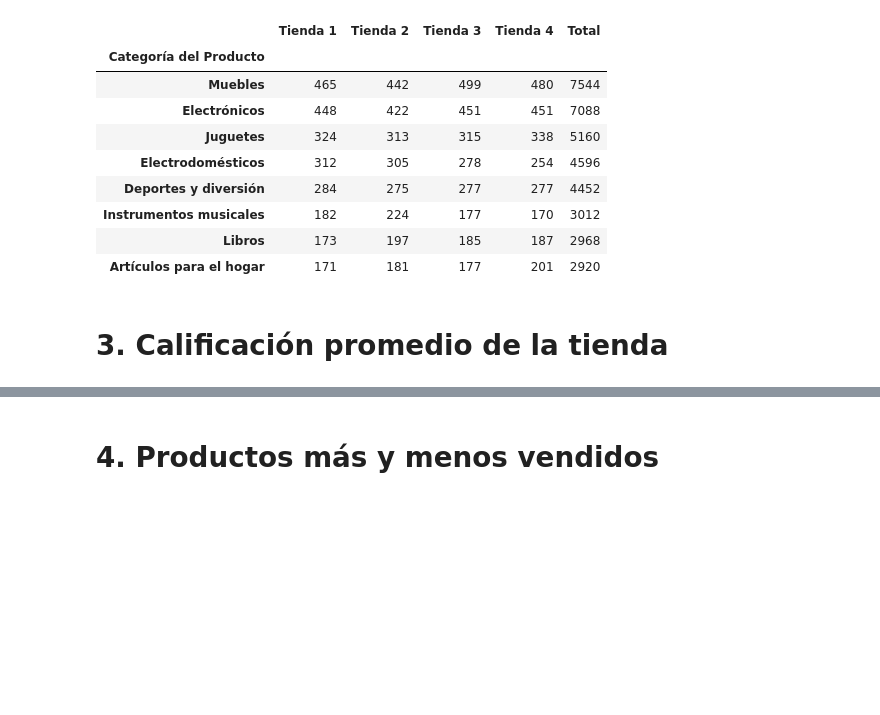
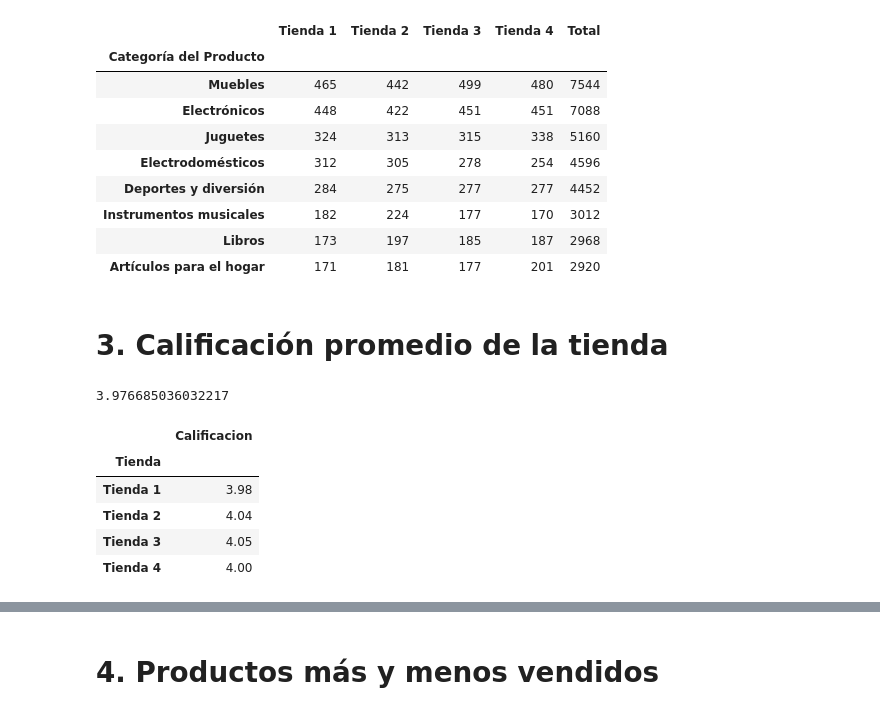
Before and after one commit to MCCoronel12/Challege_Alura, a Jupyter notebook: AluraStoreLatam.ipynb, the cells around one changed output, grey strips where cells are left out. Cells and saved outputs as stored; diff of their text form; code cells hidden in the pictures; blank space fills up the shorter version.

```diff
--- a/AluraStoreLatam.ipynb
+++ b/AluraStoreLatam.ipynb
@@ -281,0 +284,4 @@ df_ventas_categorias
+# %%
+print(tienda['Calificación'].mean())
+# %% [output]
+3.976685036032217
@@ -281,0 +298,9 @@ df_ventas_categorias
+# %%
+df_cal
+# %% [output]
+|  | Calificacion |
+| Tienda |  |
+| Tienda 1 | 3.98 |
+| Tienda 2 | 4.04 |
+| Tienda 3 | 4.05 |
+| Tienda 4 | 4.00 |
```
Also changed, not shown: parts of 3 cells of this notebook.
